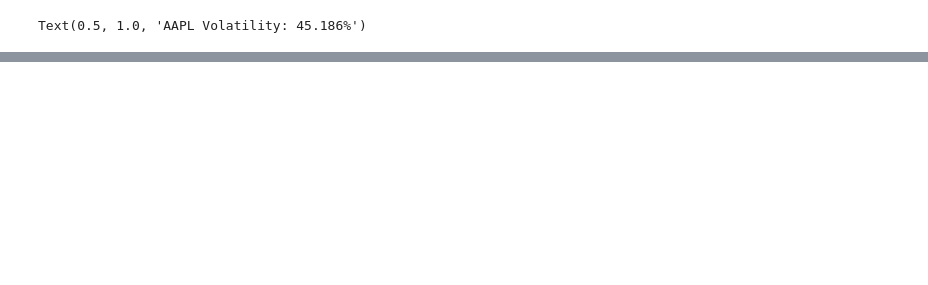
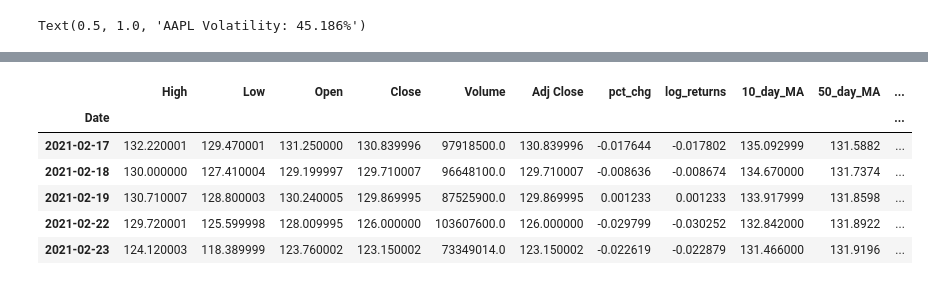
Before and after one commit to george887/IEX_API, a Jupyter notebook: Pandas_Datareader_for_API.ipynb, the cells around one changed output, grey strips where cells are left out. Saved outputs shown, nothing was run; the diff lists cells and outputs as text; code cells hidden in the pictures; blank space fills up the shorter version.

```diff
--- a/Pandas_Datareader_for_API.ipynb
+++ b/Pandas_Datareader_for_API.ipynb
@@ -479,0 +527,3 @@ Text(0.5, 1.0, 'AAPL Volatility: 45.186%')
+# %%
+# Adding 10 day moving average
+df['10_day_MA'] = df['Close'].rolling(10).mean()
@@ -479,0 +540,18 @@ Text(0.5, 1.0, 'AAPL Volatility: 45.186%')
+# %%
+# 50 day moving average
+df['50_day_MA'] = df['Close'].rolling(50).mean()
+# %%
+# Exponential moving average
+# Adjust - Divide by decaying adjustment factor in beginning periods to account for imbalance in relative
+# weightings (viewing EWMA as a moving average) it is default true so want to change to false.
+df['10Day_exp_MA'] = df['Close'].ewm(span = 10, adjust =False).mean()
+# %%
+df.tail()
+# %% [output]
+|  | High | Low | Open | Close | Volume | Adj Close | pct_chg | log_returns | 10_day_MA | 50_day_MA | ... |
+| Date |  |  |  |  |  |  |  |  |  |  | ... |
+| 2021-02-17 | 132.220001 | 129.470001 | 131.250000 | 130.839996 | 97918500.0 | 130.839996 | -0.017644 | -0.017802 | 135.092999 | 131.5882 | ... |
+| 2021-02-18 | 130.000000 | 127.410004 | 129.199997 | 129.710007 | 96648100.0 | 129.710007 | -0.008636 | -0.008674 | 134.670000 | 131.7374 | ... |
+| 2021-02-19 | 130.710007 | 128.800003 | 130.240005 | 129.869995 | 87525900.0 | 129.869995 | 0.001233 | 0.001233 | 133.917999 | 131.8598 | ... |
+| 2021-02-22 | 129.720001 | 125.599998 | 128.009995 | 126.000000 | 103607600.0 | 126.000000 | -0.029799 | -0.030252 | 132.842000 | 131.8922 | ... |
+| 2021-02-23 | 124.120003 | 118.389999 | 123.760002 | 123.150002 | 73349014.0 | 123.150002 | -0.022619 | -0.022879 | 131.466000 | 131.9196 | ... |
```
Also changed, not shown: parts of 7 cells of this notebook.
